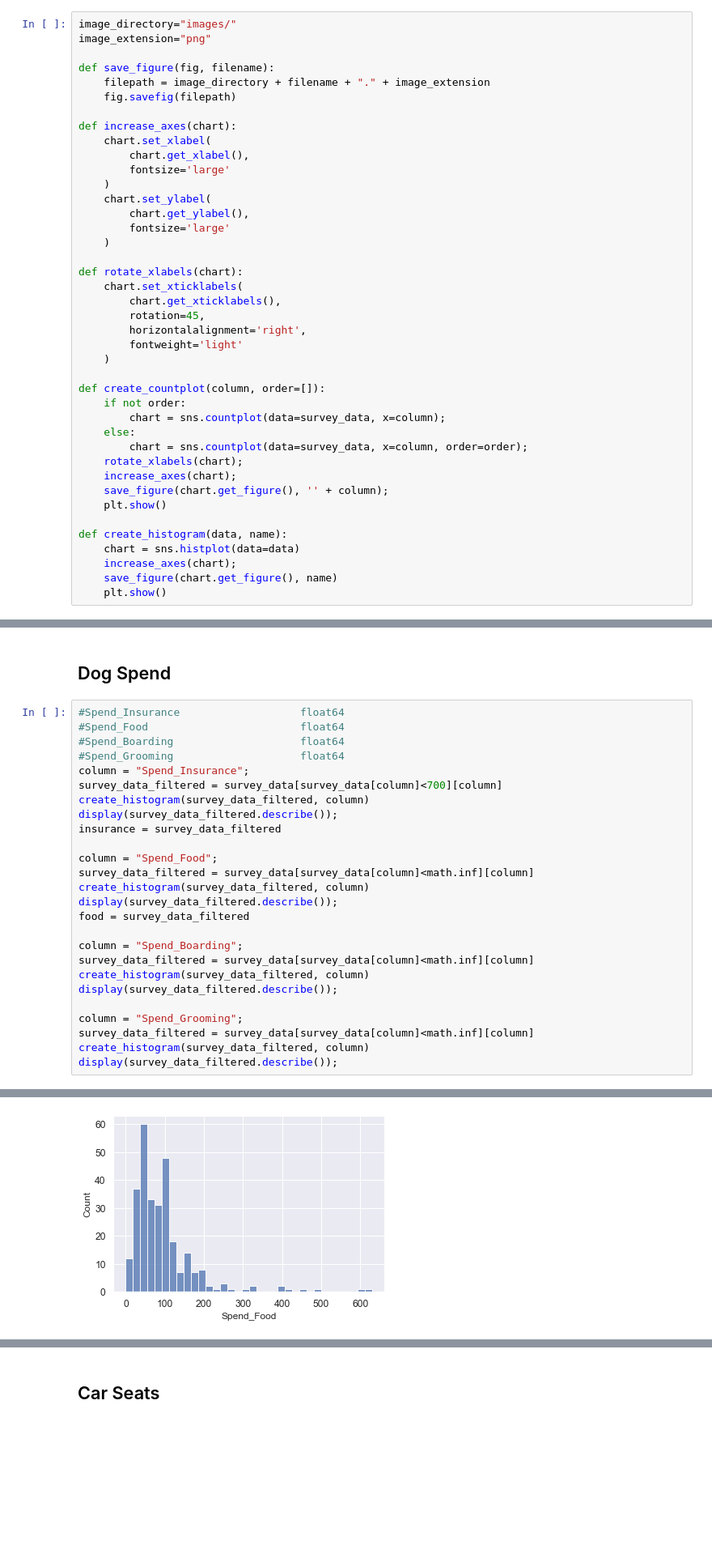
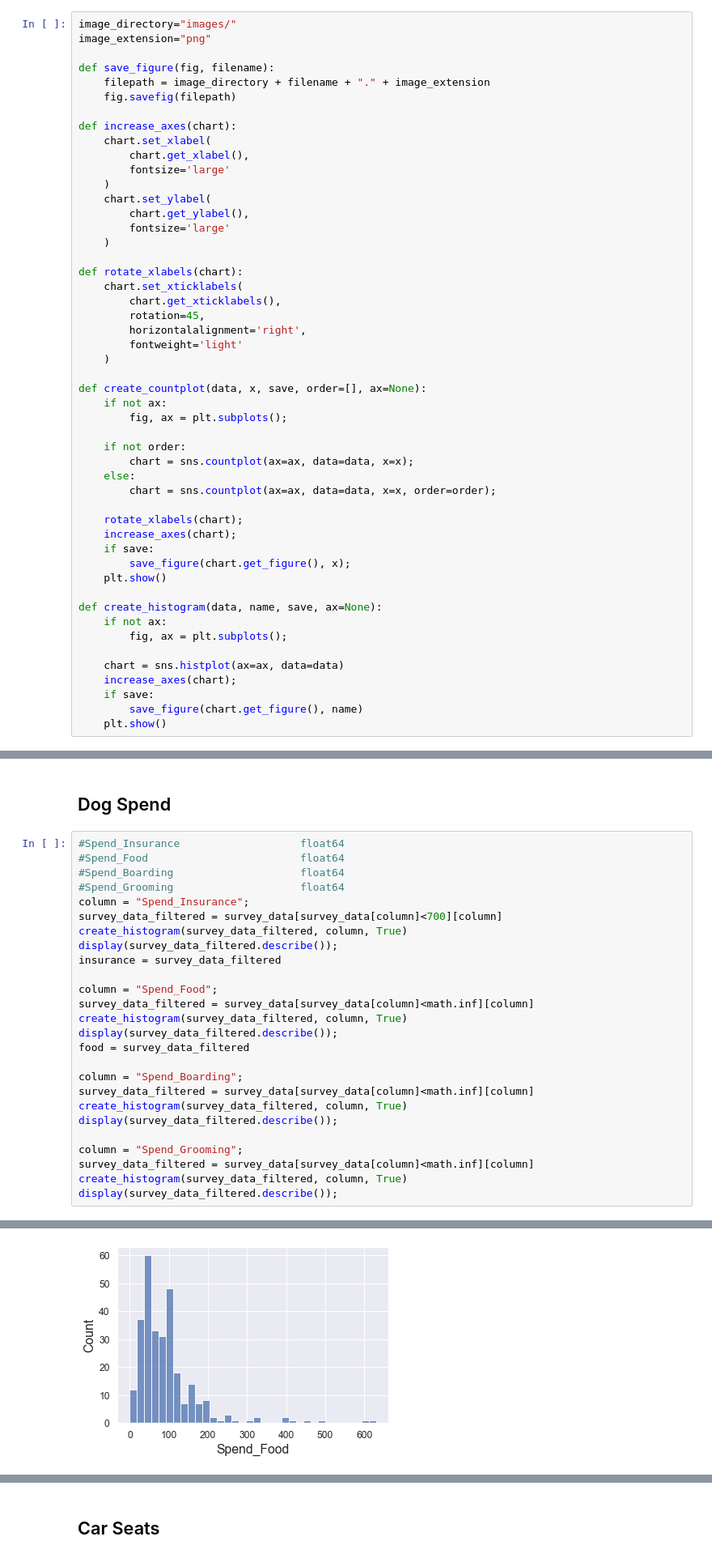
Before and after one commit to markhary/emba912_survey, a Jupyter notebook: ruby.ipynb, the cells around one changed output, grey strips where cells are left out. Shown at 81% size. Saved outputs shown, nothing was run; the diff lists cells and outputs as text; blank space fills up the shorter version.

Commit message:
Save parameter added

```diff
--- a/ruby.ipynb
+++ b/ruby.ipynb
@@ -36,20 +36,29 @@ def rotate_xlabels(chart):
         fontweight='light'
     )
 
-def create_countplot(column, order=[]):
+def create_countplot(data, x, save, order=[], ax=None):
+    if not ax:
+        fig, ax = plt.subplots();
+
     if not order:
-        chart = sns.countplot(data=survey_data, x=column);
+        chart = sns.countplot(ax=ax, data=data, x=x);
     else:
-        chart = sns.countplot(data=survey_data, x=column, order=order);
+        chart = sns.countplot(ax=ax, data=data, x=x, order=order);
+
     rotate_xlabels(chart);
     increase_axes(chart);
-    save_figure(chart.get_figure(), '' + column);
+    if save:
+        save_figure(chart.get_figure(), x);
     plt.show()
 
-def create_histogram(data, name):
-    chart = sns.histplot(data=data)
+def create_histogram(data, name, save, ax=None):
+    if not ax:
+        fig, ax = plt.subplots();
+
+    chart = sns.histplot(ax=ax, data=data)
     increase_axes(chart);
-    save_figure(chart.get_figure(), name)
+    if save:
+        save_figure(chart.get_figure(), name)
     plt.show()
 # %%
 sns.set(font_scale=1.1)
@@ -184,23 +226,23 @@ plt.show()
 #Spend_Grooming                    float64
 column = "Spend_Insurance";
 survey_data_filtered = survey_data[survey_data[column]<700][column]
-create_histogram(survey_data_filtered, column)
+create_histogram(survey_data_filtered, column, True)
 display(survey_data_filtered.describe());
 insurance = survey_data_filtered
 
 column = "Spend_Food";
 survey_data_filtered = survey_data[survey_data[column]<math.inf][column]
-create_histogram(survey_data_filtered, column)
+create_histogram(survey_data_filtered, column, True)
 display(survey_data_filtered.describe());
 food = survey_data_filtered
 
 column = "Spend_Boarding";
 survey_data_filtered = survey_data[survey_data[column]<math.inf][column]
-create_histogram(survey_data_filtered, column)
+create_histogram(survey_data_filtered, column, True)
 display(survey_data_filtered.describe());
 
 column = "Spend_Grooming";
 survey_data_filtered = survey_data[survey_data[column]<math.inf][column]
-create_histogram(survey_data_filtered, column)
+create_histogram(survey_data_filtered, column, True)
 display(survey_data_filtered.describe());
 # %% [output]
@@ -208,13 +250,13 @@ display(survey_data_filtered.describe());
 count    291.000000
 mean      19.573883
 std       48.304821
 min        0.000000
 25%        0.000000
 50%        0.000000
 75%        0.000000
 max      324.000000
 Name: Spend_Insurance, dtype: float64
-[figure, old version]
+[figure, new version]
 count    292.000000
 mean      94.554795
 std       83.882714
```
Also changed, not shown: parts of 21 cells of this notebook, 43 other files.
